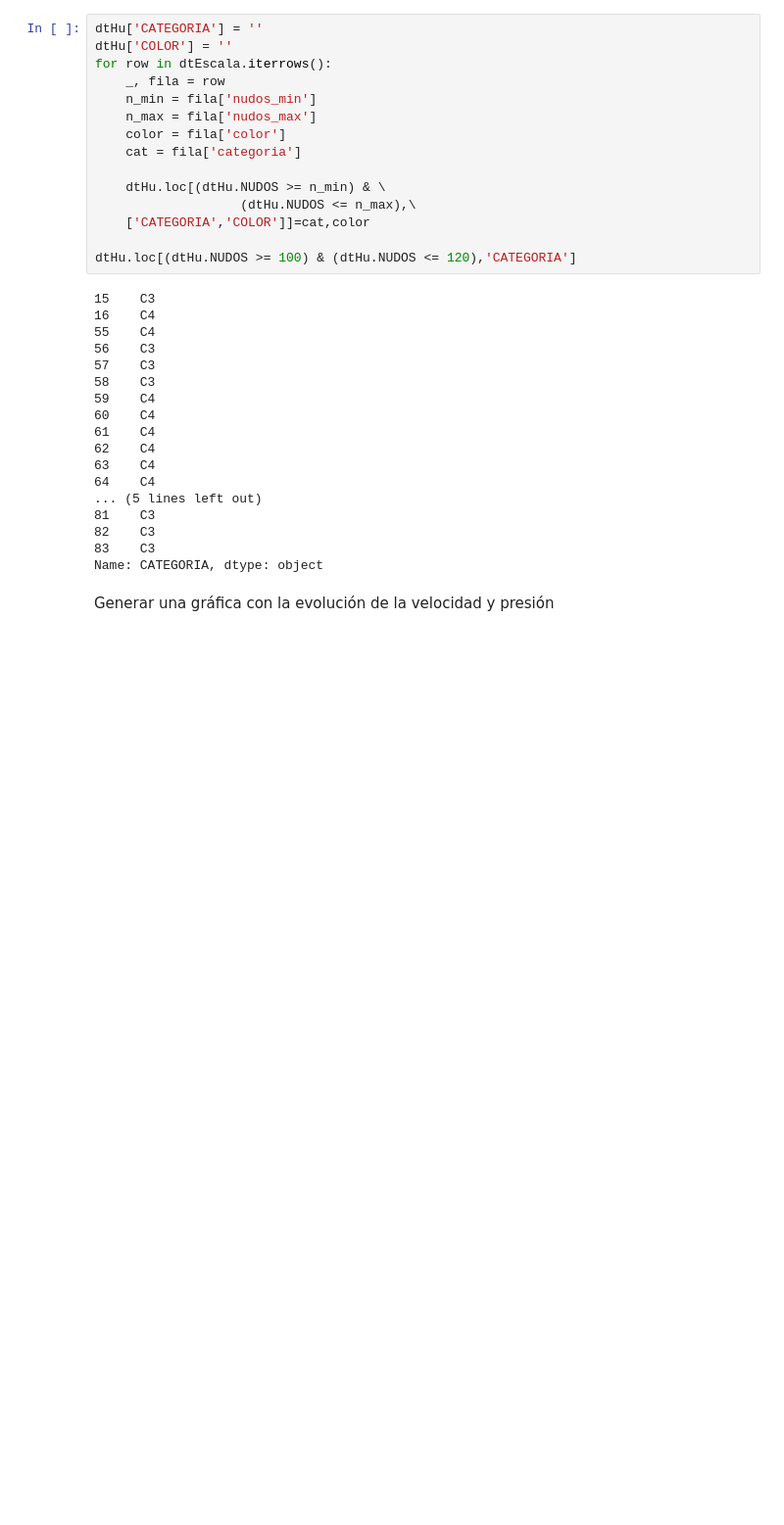
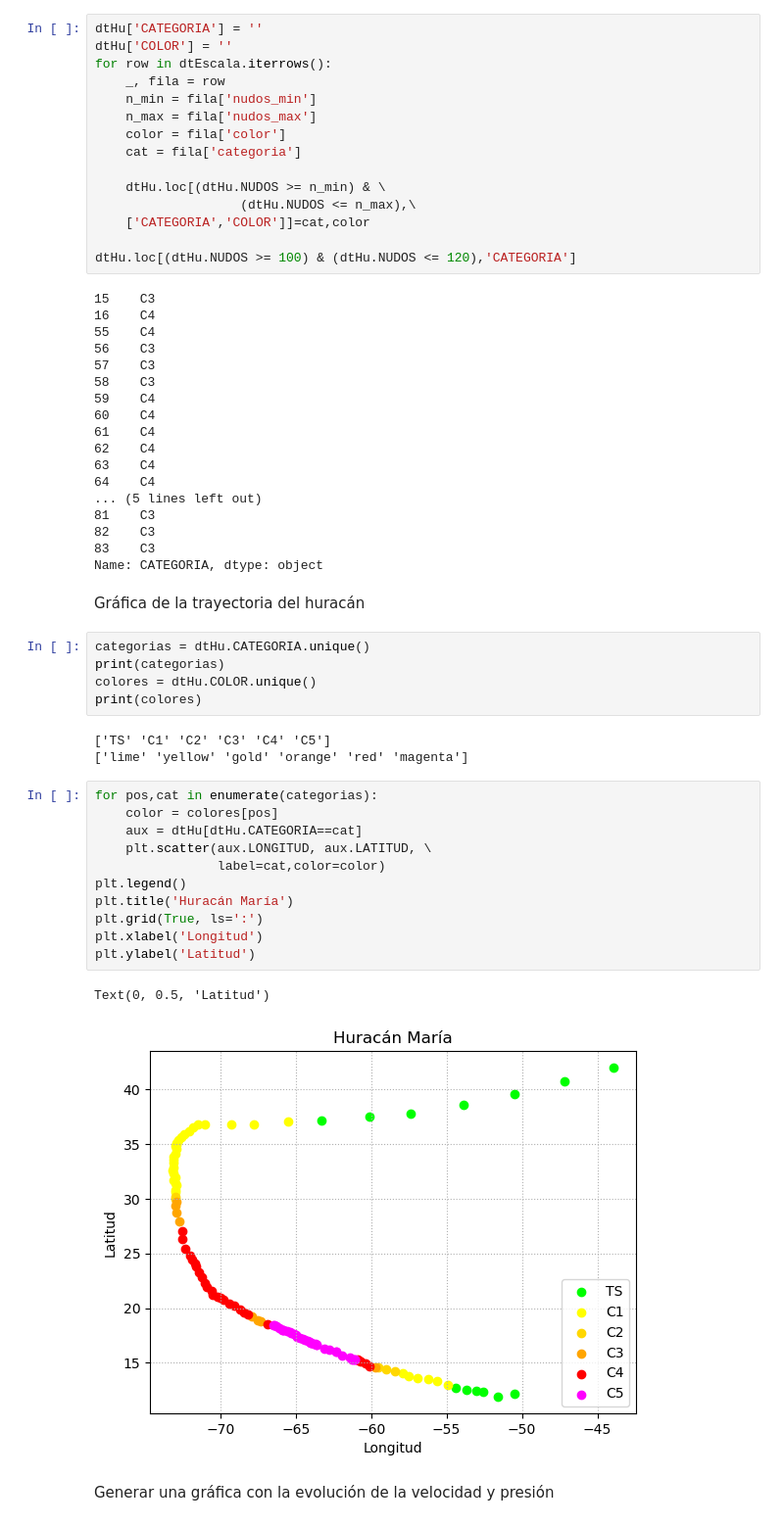
Before and after one commit to aldebarran22/curso_csic, a Jupyter notebook: huracan_maria_graficas.ipynb, the cells around one changed output. Shown at 98% size. Drawn from its saved outputs; the diff is of its cells as text; blank space fills up the shorter version.

```diff
--- a/huracan_maria_graficas.ipynb
+++ b/huracan_maria_graficas.ipynb
@@ -78,5 +79,29 @@ dtHu.loc[(dtHu.NUDOS >= 100) & (dtHu.NUDOS <= 120),'CATEGORIA']
 82    C3
 83    C3
 Name: CATEGORIA, dtype: object
+# %% [markdown]
+Gráfica de la trayectoria del huracán
+# %%
+categorias = dtHu.CATEGORIA.unique()
+print(categorias)
+colores = dtHu.COLOR.unique()
+print(colores)
+# %% [output]
+['TS' 'C1' 'C2' 'C3' 'C4' 'C5']
+['lime' 'yellow' 'gold' 'orange' 'red' 'magenta']
+# %%
+for pos,cat in enumerate(categorias):
+    color = colores[pos]
+    aux = dtHu[dtHu.CATEGORIA==cat]
+    plt.scatter(aux.LONGITUD, aux.LATITUD, \
+                label=cat,color=color)
+plt.legend()
+plt.title('Huracán María')
+plt.grid(True, ls=':')
+plt.xlabel('Longitud')
+plt.ylabel('Latitud')
+# %% [output]
+Text(0, 0.5, 'Latitud')
+[figure, added]
 # %% [markdown]
 Generar una gráfica con la evolución de la velocidad y presión
```
Also changed, not shown: parts of 1 cell of this notebook, 2 other files.
